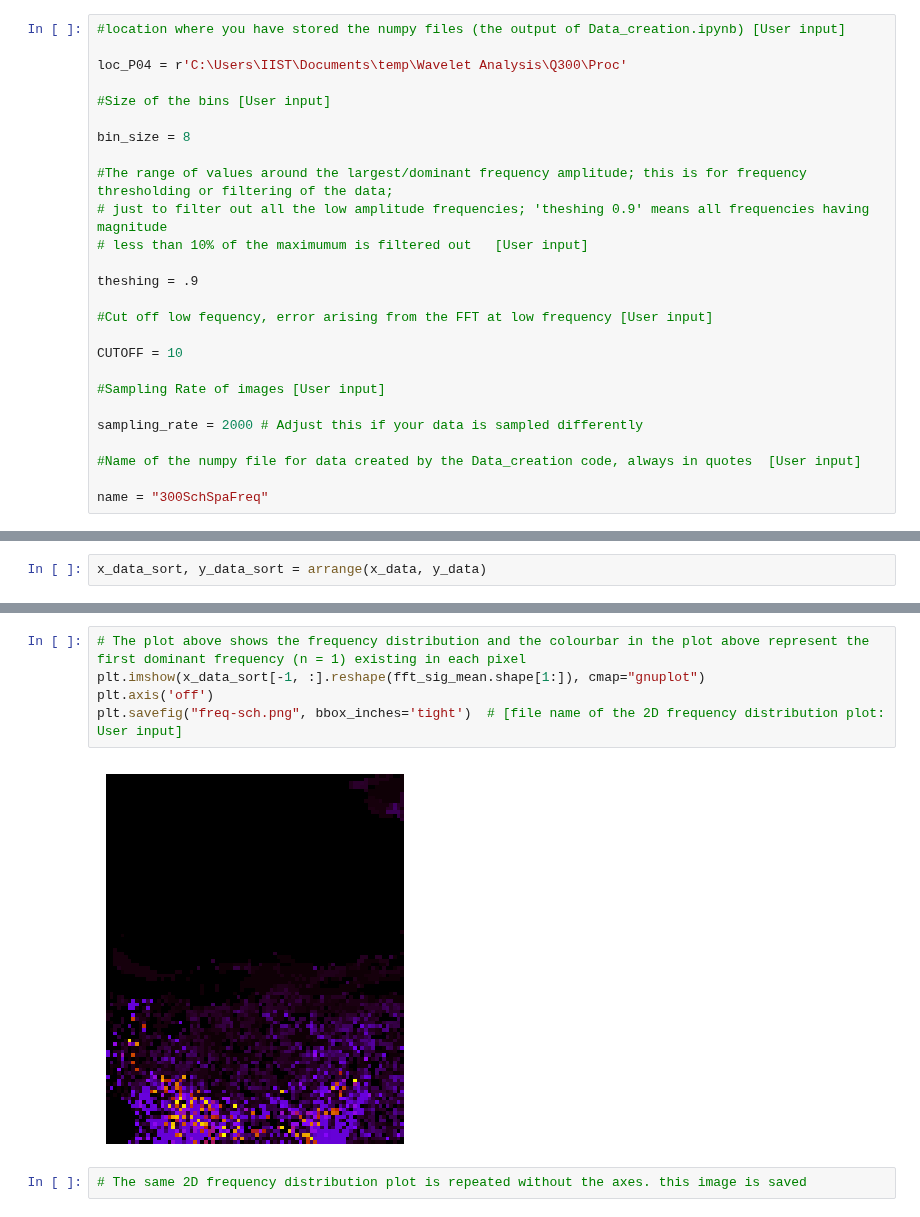
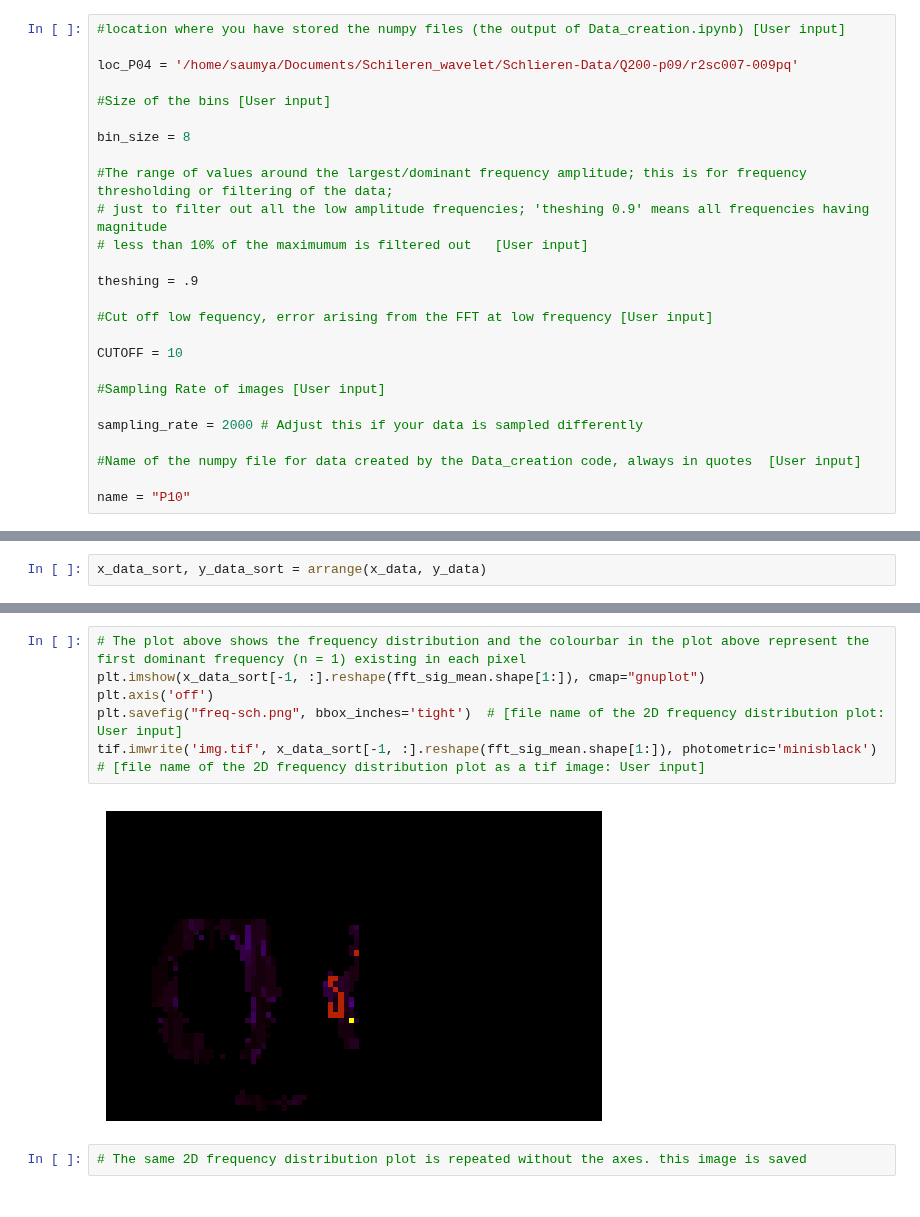
Before and after one commit to CaffineAddic/Wavelet_transforms_in_schlieren_flame_images, a Jupyter notebook: Modueles/Transform_FFT.ipynb, the cells around one changed output, grey strips where cells are left out. Drawn from its saved outputs; the diff is of its cells as text.

```diff
--- a/Modueles/Transform_FFT.ipynb
+++ b/Modueles/Transform_FFT.ipynb
@@ -6,7 +6,7 @@ import matplotlib.pyplot as plt
 # %%
 #location where you have stored the numpy files (the output of Data_creation.ipynb) [User input]
 
-loc_P04 = r'C:\Users\IIST\Documents\temp\Wavelet Analysis\Q300\Proc'
+loc_P04 = '/home/saumya/Documents/Schileren_wavelet/Schlieren-Data/Q200-p09/r2sc007-009pq'
 
 #Size of the bins [User input]
 
@@ -28,7 +28,7 @@ sampling_rate = 2000 # Adjust this if your data is sampled differently
 
 #Name of the numpy file for data created by the Data_creation code, always in quotes  [User input]
 
-name = "300SchSpaFreq"
+name = "P10"
 # %%
 name_np = name+'.npy'
 
@@ -192,10 +194,11 @@ plt.colorbar(peg)
 # %%
 # The plot above shows the frequency distribution and the colourbar in the plot above represent the first dominant frequency (n = 1) existing in each pixel
 plt.imshow(x_data_sort[-1, :].reshape(fft_sig_mean.shape[1:]), cmap="gnuplot")
 plt.axis('off')
 plt.savefig("freq-sch.png", bbox_inches='tight')  # [file name of the 2D frequency distribution plot: User input]
+tif.imwrite('img.tif', x_data_sort[-1, :].reshape(fft_sig_mean.shape[1:]), photometric='minisblack') # [file name of the 2D frequency distribution plot as a tif image: User input]
 # %% [output]
-[figure, old version]
+[figure, new version]
 # %%
 # The same 2D frequency distribution plot is repeated without the axes. this image is saved
 # %%
```
Also changed, not shown: parts of 23 cells of this notebook, 1 other file.
